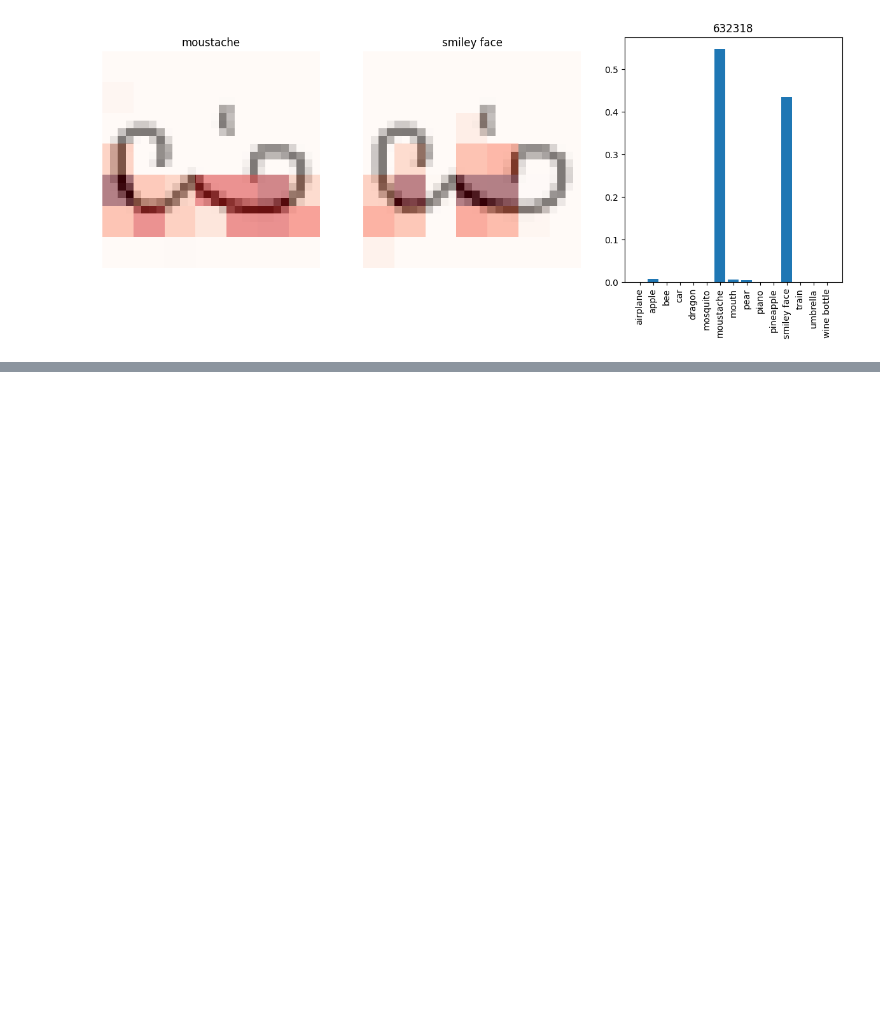
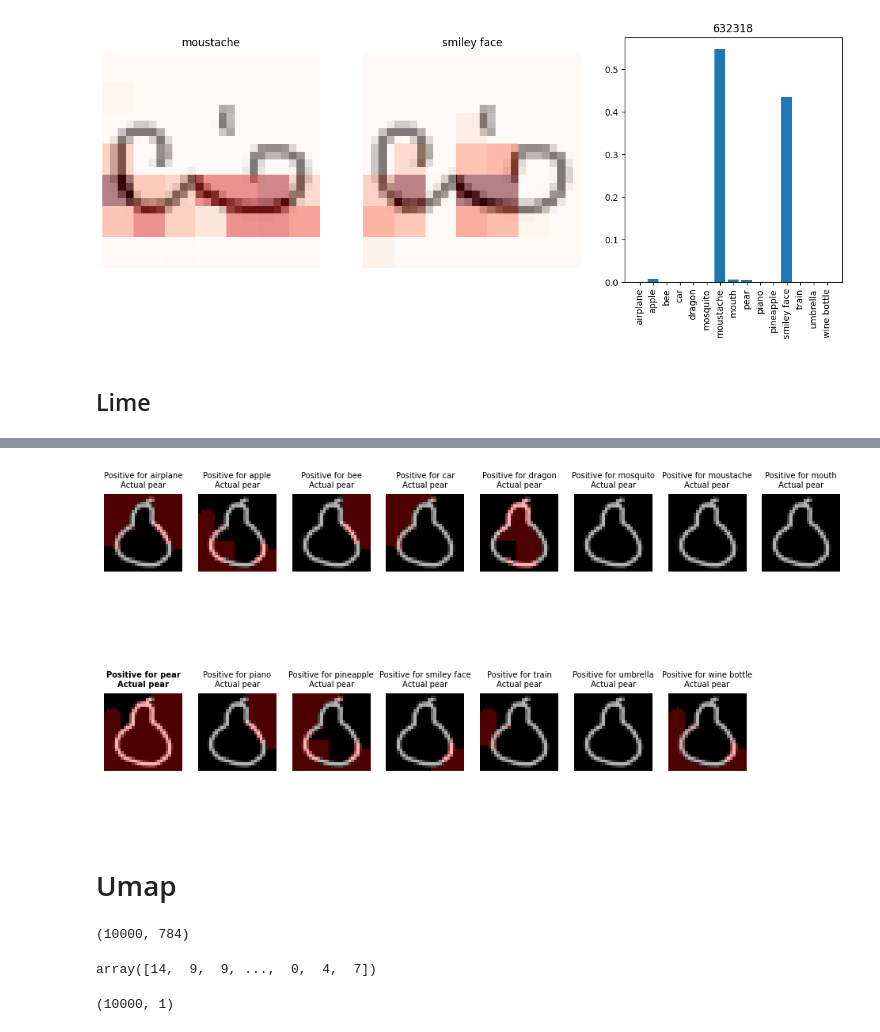
Before and after one commit to moritzdueck/collaiborate, a Jupyter notebook: collaiborate/Saliency.ipynb, the cells around one changed output, grey strips where cells are left out. Saved outputs shown, nothing was run; the diff lists cells and outputs as text; code cells hidden in the pictures; blank space fills up the shorter version.

Commit message:
adds lime and dknn

```diff
--- a/collaiborate/Saliency.ipynb
+++ b/collaiborate/Saliency.ipynb
@@ -392,3 +395,5 @@ plot_grad_cam_for_top_two(half_wrong[np.random.randint(0,len(half_wrong))])
 # %% [output]
 632318
 [figure]
+# %% [markdown]
+## Lime
@@ -394,0 +405,39 @@ plot_grad_cam_for_top_two(half_wrong[np.random.randint(0,len(half_wrong))])
+# %%
+explainer = lime_image.LimeImageExplainer(verbose = False)
+segmenter = SegmentationAlgorithm('quickshift', kernel_size=1, max_dist=200, ratio=0.2)
+# %%
+def f(x):
+    x = x.mean(axis=3, keepdims=True)
+    x = x.reshape(10,1,28,28)
+    return model(torch.Tensor(x)).detach().numpy()
+# %%
+def lime(index):
+    batch = dataset[index]
+    x, y, idx = batch
+    x.requires_grad_()
+    x_batch = x.unsqueeze(dim=0).detach()
+
+    x_batch = x_batch.reshape(28,28,1)
+
+    b = np.repeat(x_batch[:, :, np.newaxis], 3, axis=2).squeeze()
+
+    explanation = explainer.explain_instance(b.detach().numpy(),
+                                             classifier_fn = f,
+                                             top_labels=15, hide_color=0, num_samples=10000, segmentation_fn=segmenter)
+
+    fig, m_axs = plt.subplots(2,8, figsize = (12,6))
+    plt.rcParams.update({'font.size': 6})
+    for i, c_ax in enumerate(m_axs.flatten()):
+        if i == 15:
+            c_ax.set_axis_off()
+            break
+        temp, mask = explanation.get_image_and_mask(i, positive_only=True, num_features=14, hide_rest=False, min_weight = 0.01 )
+        c_ax.imshow(label2rgb(mask,temp, bg_label = 0), interpolation = 'nearest')
+        c_ax.set_title('Positive for {}\nActual {}'.format(dataset.classes[i], dataset.classes[y]))
+        if dataset.classes[i] == dataset.classes[y]:
+            c_ax.set_title('Positive for {}\nActual {}'.format(dataset.classes[i], dataset.classes[y]), {'fontweight' : "bold"})
+        c_ax.axis('off')
+# %%
+%%time
+lime(np.random.randint(0, len(dataset)))
+# %% [output]
@@ -394,0 +446,3 @@ plot_grad_cam_for_top_two(half_wrong[np.random.randint(0,len(half_wrong))])
+[figure, added]
+# %% [markdown]
+# Umap
@@ -394,0 +458,8 @@ plot_grad_cam_for_top_two(half_wrong[np.random.randint(0,len(half_wrong))])
+# %%
+X_np.shape
+# %% [output]
+(10000, 784)
+# %%
+Y_np.reshape(10000)
+# %% [output]
+array([14,  9,  9, ...,  0,  4,  7])
@@ -394,0 +468,4 @@ plot_grad_cam_for_top_two(half_wrong[np.random.randint(0,len(half_wrong))])
+# %%
+Y_np.reshape(10000,1).shape
+# %% [output]
+(10000, 1)
```
Also changed, not shown: parts of 19 cells of this notebook, 1 other file.
